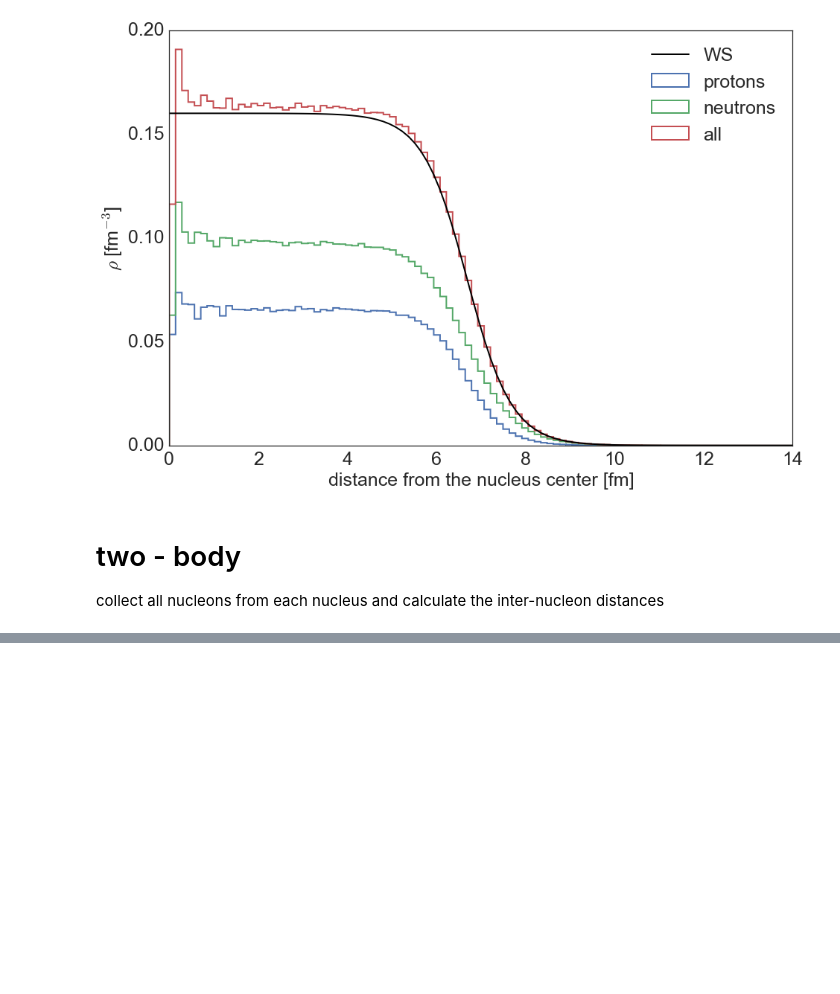
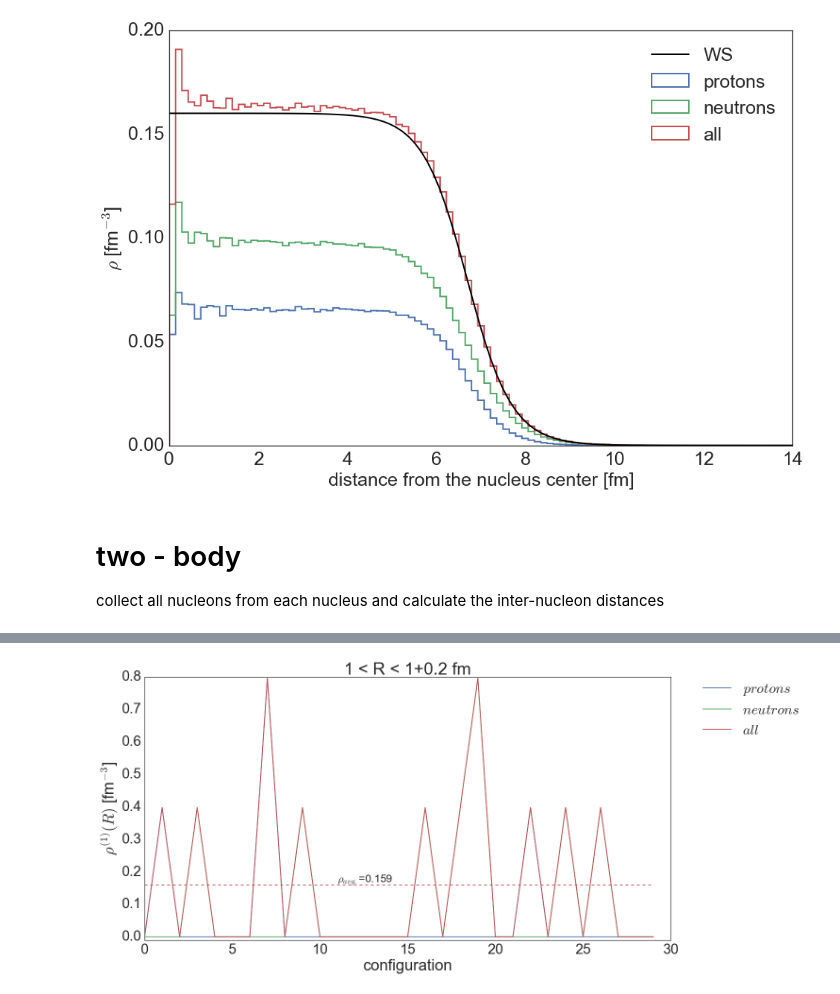
Before and after one commit to erezcoh4/densityFluctuations, a Jupyter notebook: MassimoConfigurationsPackage/notebooks/massiconfigurations.ipynb, the cells around one changed output, grey strips where cells are left out. Cells and saved outputs as stored; diff of their text form; code cells hidden in the pictures; blank space fills up the shorter version.

```diff
--- a/MassimoConfigurationsPackage/notebooks/massiconfigurations.ipynb
+++ b/MassimoConfigurationsPackage/notebooks/massiconfigurations.ipynb
@@ -186,0 +212,4 @@ density_8fm.to_csv('/Users/erezcohen/Desktop/DensityFluctuations/anafiles/pb208-
+# %%
+plot_density_in_R(density_1fm , R=1 , dR=0.2 , ylim=(-0.01,0.8) , iStart=0 , NMax=30 ,x_text=11)
+# %% [output]
+[figure, added]
```
Also changed, not shown: parts of 16 cells of this notebook.
